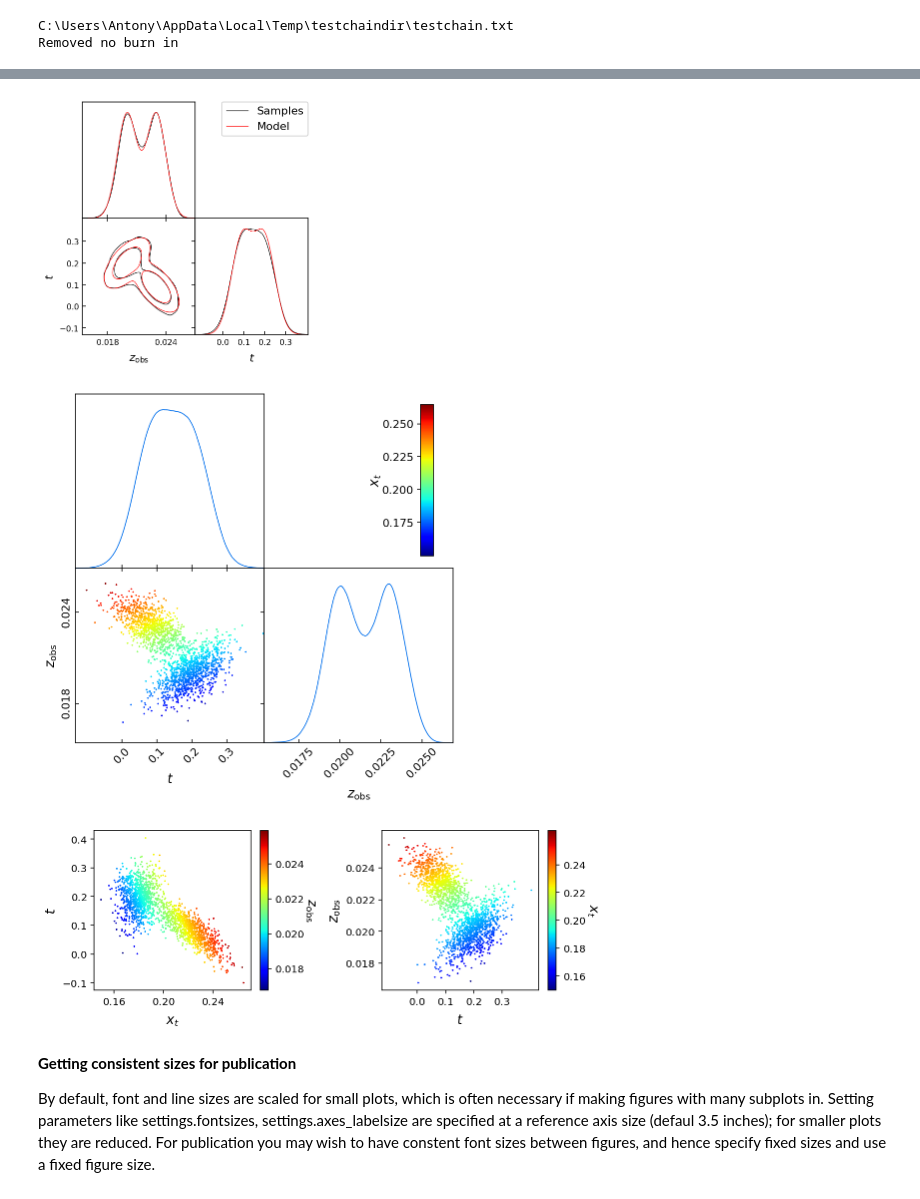
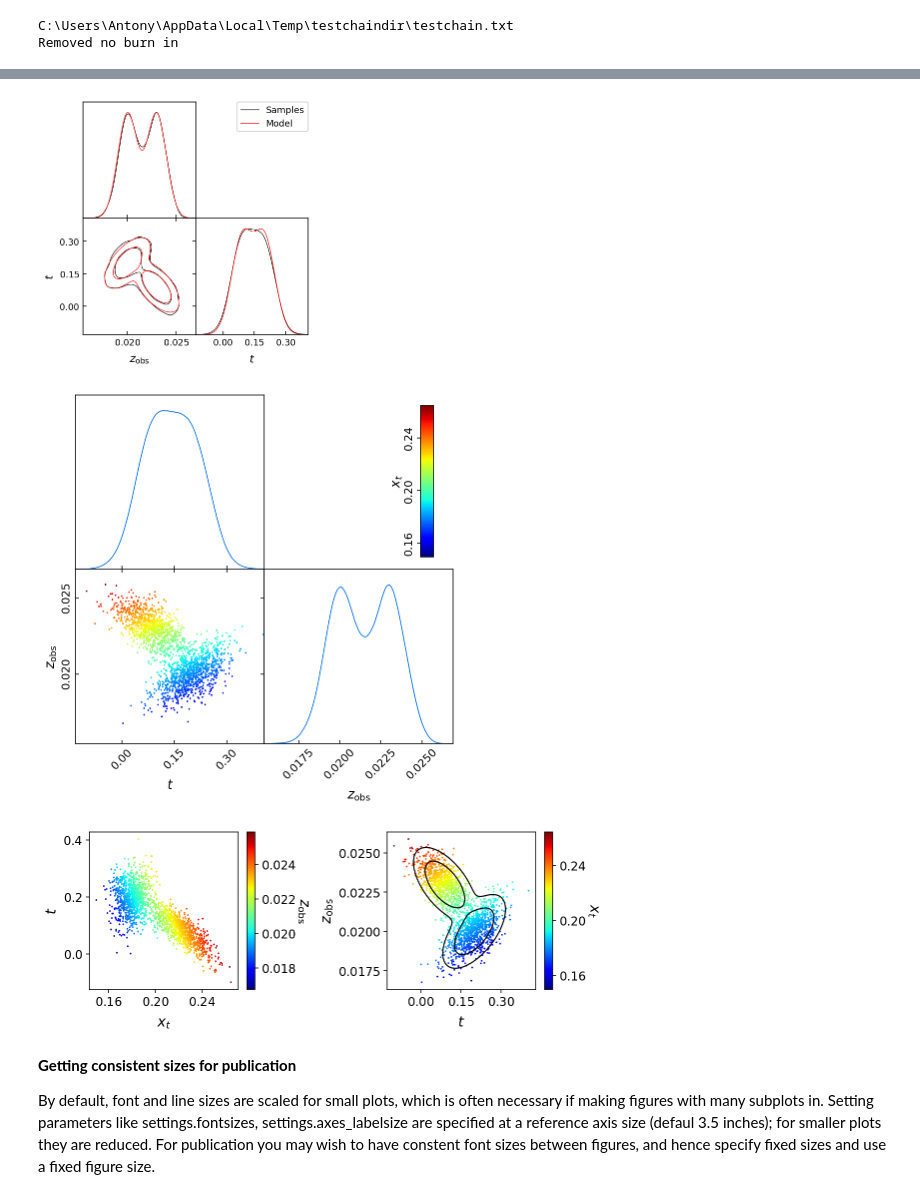
Before and after one commit to xgarrido/getdist, a Jupyter notebook: docs/plot_gallery.ipynb, the cells around one changed output, grey strips where cells are left out. Drawn from its saved outputs; the diff is of its cells as text; code cells hidden in the pictures.

```diff
--- a/docs/plot_gallery.ipynb
+++ b/docs/plot_gallery.ipynb
@@ -375,5 +379,5 @@ g.triangle_plot(gauss,filled=True)
 # %%
-#You can also explicitly name parameters so Gaussian mixtures can be plotted in combination with samples
+# You can also explicitly name parameters so Gaussian mixtures can be plotted in combination with samples
 from getdist.gaussian_mixtures import Mixture2D
 cov1 = [[0.001**2, 0.0006*0.05], [0.0006*0.05, 0.05**2]]
 cov2 = [[0.001**2, -0.0006*0.05], [-0.0006*0.05, 0.05**2]]
@@ -381,34 +385,36 @@ mean1 = [0.02, 0.2]
 mean2 = [0.023, 0.09]
 mixture=Mixture2D([mean1, mean2], [cov1, cov2], names=['zobs','t'], labels=[r'z_{\rm obs}', 't'], label='Model')
 
-#Generate samples from the mixture as simple example
+# Generate samples from the mixture as simple example
 mix_samples = mixture.MCSamples(3000, label='Samples')
 
-g = plots.getSubplotPlotter()
-#compare the analytic mixture to the sample density
+g = plots.get_subplot_plotter()
+# compare the analytic mixture to the sample density
 g.triangle_plot([mix_samples, mixture], filled=False)
 # %% [output]
-[figure, old version]
+[figure, new version]
 # %%
 # For long tick labels GetDist will space them intelligently so they don't overlap.
 # You can also rotate tick labels
 p=mix_samples.getParams()
 mix_samples.addDerived(10*p.zobs-p.t/10, name='xt', label='x_t')
 
-g = plots.getSubplotPlotter(subplot_size=3)
+g = plots.get_subplot_plotter(subplot_size=3)
 g.settings.axes_fontsize=12
 g.settings.axis_tick_x_rotation=45
 g.settings.axis_tick_y_rotation=90
-g.settings.colorbar_rotation = 90
+g.settings.colorbar_tick_rotation=90
 g.triangle_plot(mix_samples,['t','zobs'], plot_3d_with_param='xt' , filled=True)
 # %% [output]
-[figure, old version]
+[figure, new version]
 # %%
-#Sets of 3D plots
-g = plots.getSubplotPlotter(width_inch=8)
+# Sets of 3D plots
+g = plots.get_subplot_plotter(width_inch=8)
 g.plots_3d(mix_samples,[['xt', 't','zobs'],['t', 'zobs','xt']], nx=2);
+# and this is how to manually add contours only to a specific plot
+g.add_2d_contours(mixture, 't','zobs', ax = g.subplots[0,1]);
 # %% [output]
-[figure, old version]
+[figure, new version]
 # %% [markdown]
 **Getting consistent sizes for publication**
 
```
Also changed, not shown: parts of 65 cells of this notebook, 14 other files.
